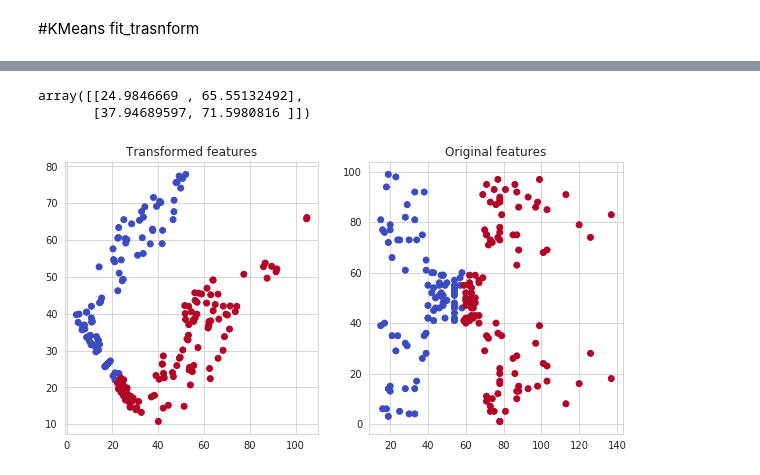
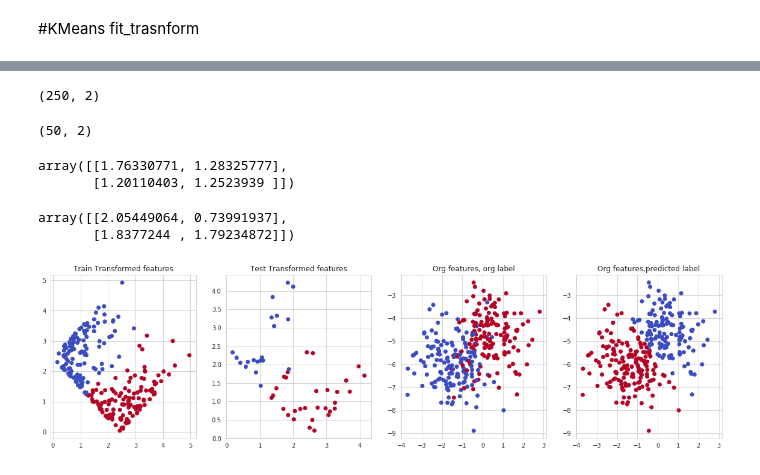
Before and after one commit to noushadkhan01/Projects, a Jupyter notebook: Machine-Learning/Clustering/K-Means/01_KMeans_Clustering_project_to_target_the_customer.ipynb, the cells around one changed output, grey strips where cells are left out. Cells and saved outputs as stored; diff of their text form; code cells hidden in the pictures.

```diff
--- a/Machine-Learning/Clustering/K-Means/01_KMeans_Clustering_project_to_target_the_customer.ipynb
+++ b/Machine-Learning/Clustering/K-Means/01_KMeans_Clustering_project_to_target_the_customer.ipynb
@@ -145,18 +158,41 @@ cluster 5 (**Upper Right**) having **High Income, High Spending**------>**Target
+# %%
+train_data = data[:250]
+train_data.shape
+# %% [output]
+(250, 2)
+# %%
+test_data = data[250:]
+test_data.shape
+# %% [output]
+(50, 2)
 # %%
 #fit transform features
-X2 = KMeans(2).fit_transform(X)
-X2[:2]
+model = KMeans(2)
+train_data_tf = model.fit_transform(train_data)
+train_data_tf[:2]
 # %% [output]
-array([[24.9846669 , 65.55132492],
-       [37.94689597, 71.5980816 ]])
+array([[1.76330771, 1.28325777],
+       [1.20110403, 1.2523939 ]])
-# %%
-plt.figure(figsize = (10, 5))
-plt.subplot(1, 2, 1)
-plt.title('Transformed features')
-plt.scatter(X2[:, 0], X2[: , 1], c = KMeans(2).fit_predict(X), cmap = 'coolwarm')
-plt.subplot(1, 2, 2)
-plt.title('Original features')
-plt.scatter(X[:, 0], X[:, 1], c = KMeans(2).fit_predict(X), cmap = 'coolwarm')
-plt.show()
-# %% [output]
-[figure, removed]
+# %%
+test_data_tf = model.transform(test_data)
+test_data_tf[:2]
+# %% [output]
+array([[2.05449064, 0.73991937],
+       [1.8377244 , 1.79234872]])
+# %%
+plt.figure(figsize = (20, 5))
+plt.subplot(1, 4, 1)
+plt.title('Train Transformed features')
+plt.scatter(train_data_tf[:, 0], train_data_tf[: , 1], c = model.predict(train_data), cmap = 'coolwarm')
+plt.subplot(1, 4, 2)
+plt.title('Test Transformed features')
+plt.scatter(test_data_tf[:, 0], test_data_tf[: , 1], c = model.predict(test_data), cmap = 'coolwarm')
+plt.subplot(1, 4, 3)
+plt.title('Org features, org label')
+plt.scatter(data[:, 0], data[:, 1], c = centers, cmap = 'coolwarm')
+plt.subplot(1, 4, 4)
+plt.title('Org features,predicted label')
+plt.scatter(data[:, 0], data[:, 1], c = KMeans(2).fit_predict(data), cmap = 'coolwarm')
+plt.show()
+# %% [output]
+[figure, added]
```
Also changed, not shown: parts of 3 cells of this notebook.
